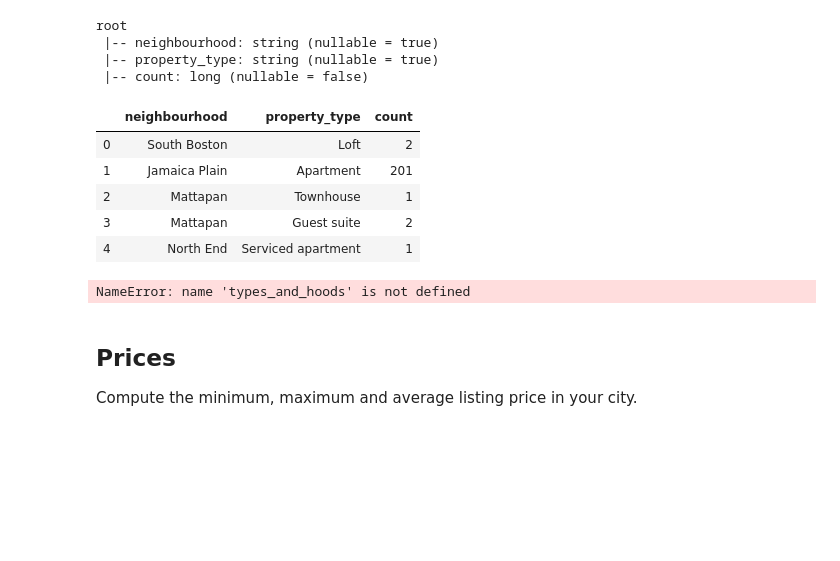
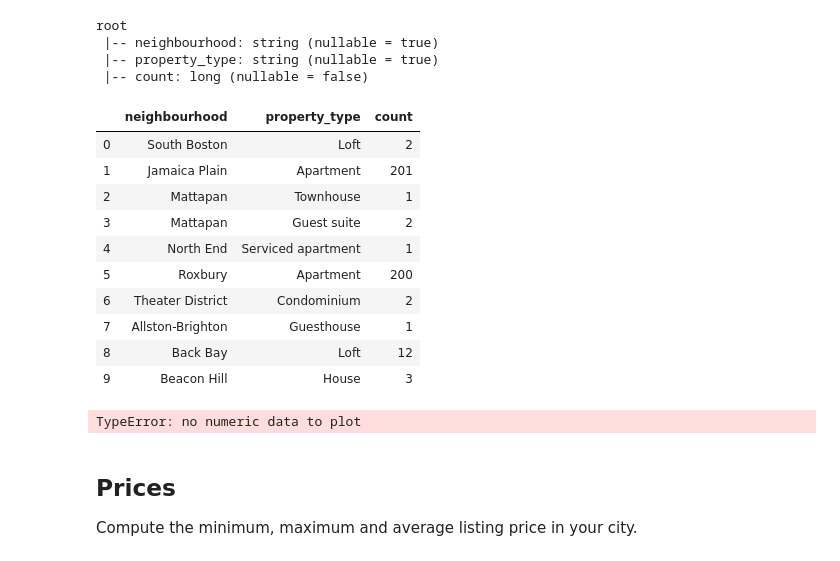
Before and after one commit to zacharyneveu/DS_Tools_Project3, a Jupyter notebook: Project 3 - Airbnb.ipynb, the cells around one changed output. Drawn from its saved outputs; the diff is of its cells as text; code cells hidden in the pictures; blank space fills up the shorter version.

```diff
--- a/Project 3 - Airbnb.ipynb
+++ b/Project 3 - Airbnb.ipynb
@@ -282,20 +282,25 @@ root
  |-- neighbourhood: string (nullable = true)
  |-- property_type: string (nullable = true)
  |-- count: long (nullable = false)
-# %%
-types_and_hoods.toPandas().head()
-# %% [output]
-|  | neighbourhood | property_type | count |
-| 0 | South Boston | Loft | 2 |
-| 1 | Jamaica Plain | Apartment | 201 |
-| 2 | Mattapan | Townhouse | 1 |
-| 3 | Mattapan | Guest suite | 2 |
-| 4 | North End | Serviced apartment | 1 |
+# %%
+disp(types_and_hoods, 10)
+# %% [output]
+|  | neighbourhood | property_type | count |
+| 0 | South Boston | Loft | 2 |
+| 1 | Jamaica Plain | Apartment | 201 |
+| 2 | Mattapan | Townhouse | 1 |
+| 3 | Mattapan | Guest suite | 2 |
+| 4 | North End | Serviced apartment | 1 |
+| 5 | Roxbury | Apartment | 200 |
+| 6 | Theater District | Condominium | 2 |
+| 7 | Allston-Brighton | Guesthouse | 1 |
+| 8 | Back Bay | Loft | 12 |
+| 9 | Beacon Hill | House | 3 |
 # %%
-types_and_hoods.toPandas().set_index('count').unstack()\
+types_and_hoods.toPandas().unstack()\
     .plot(kind='bar', stacked=True)
 # %% [output]
-NameError: name 'types_and_hoods' is not defined
+TypeError: no numeric data to plot
 # %% [markdown]
 ## Prices
 Compute the minimum, maximum and average listing price in your city.
```
Also changed, not shown: parts of 18 cells of this notebook, 1 other file.
